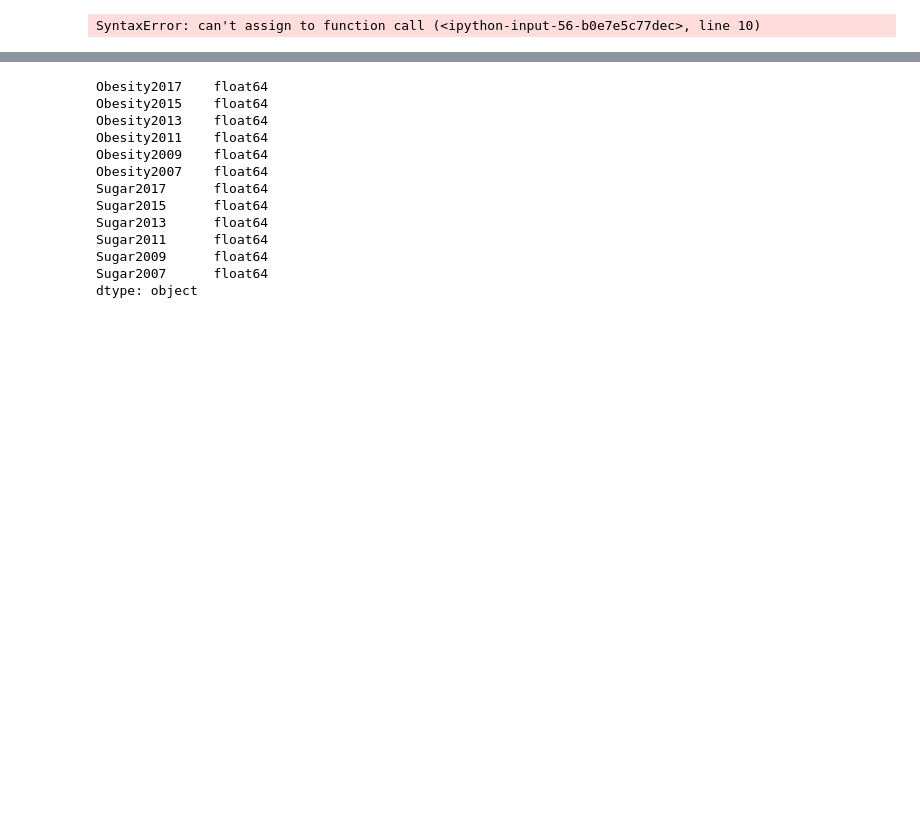
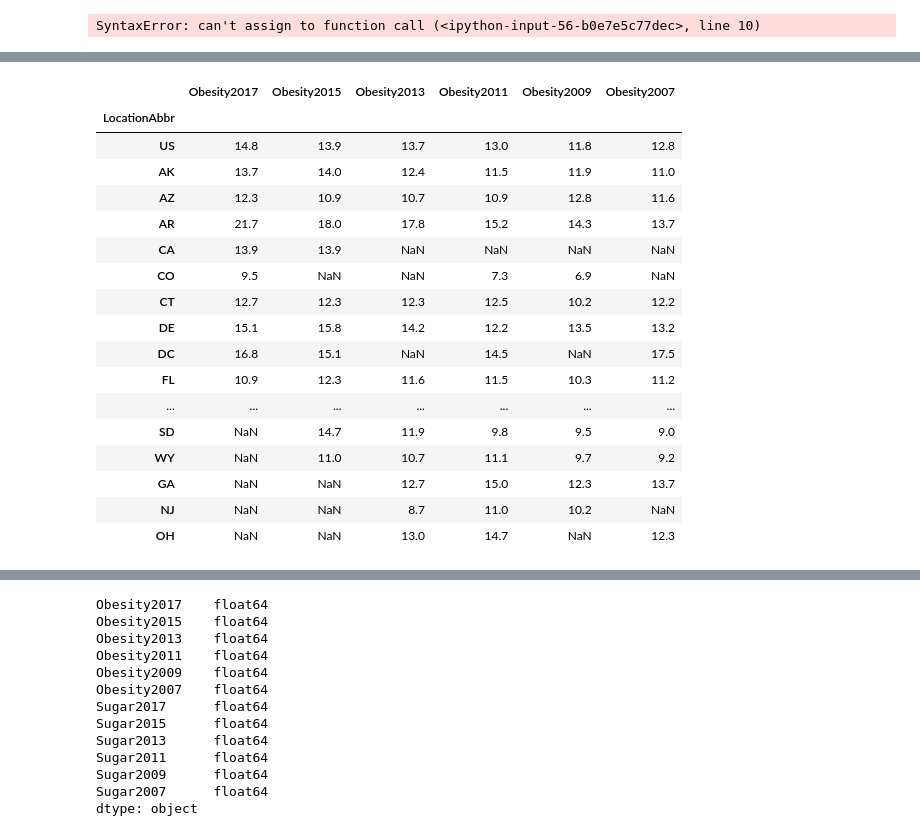
Before and after one commit to afcummings/project1, a Jupyter notebook: sugar_vs_obesity.ipynb, the cells around one changed output, grey strips where cells are left out. Saved outputs shown, nothing was run; the diff lists cells and outputs as text; code cells hidden in the pictures; blank space fills up the shorter version.

```diff
--- a/sugar_vs_obesity.ipynb
+++ b/sugar_vs_obesity.ipynb
@@ -128,0 +150,71 @@ while i < 5:
+# %%
+import pandas as pd
+import matplotlib.pyplot as plt
+
+dfs = []
+
+locations = ["C:\\Users\\AFCummings\\git\\project1\\Resources\\obesity2017.csv",
+
+             "C:\\Users\\AFCummings\\git\\project1\\Resources\\obesity2015.csv",
+
+             "C:\\Users\\AFCummings\\git\\project1\\Resources\\obesity2013.csv",
+
+             "C:\\Users\\AFCummings\\git\\project1\\Resources\\obesity2011.csv",
+
+             "C:\\Users\\AFCummings\\git\\project1\\Resources\\obesity2009.csv",
+
+             "C:\\Users\\AFCummings\\git\\project1\\Resources\\obesity2007.csv"
+            ]
+colHdr = ["Obesity2017", "Obesity2015", "Obesity2013",
+         "Obesity2011","Obesity2009","Obesity2007"]
+
+i = 0
+
+while i < 5:
+    #print (i)
+    #print (locations[i])
+    #print (locations[i+1])
+    obesity_df_bar = pd.read_csv(locations[i])
+    obesity_df2_bar = pd.read_csv(locations[i+1])
+    #sugar_df = pd.read_csv("C:\\Users\\AFCummings\\git\\project1\\Resources\\2017sugar.csv")
+    #obesity_df = pd.read_csv("C:\\Users\\AFCummings\\git\\project1\\Resources\\obesity2017.csv")
+
+
+    obesity_df_bar = obesity_df_bar[["LocationAbbr", "Data_Value" ]]
+    obesity_df2_bar = obesity_df2_bar[["LocationAbbr", "Data_Value" ]]
+    obesity_df_bar = obesity_df_bar.dropna()
+    obesity_df2_bar = obesity_df2_bar.dropna()
+
+    if i == 0:
+        #Merge obesity data
+        even_newer_df = obesity_df_bar.merge(obesity_df2_bar, how='outer', on ='LocationAbbr')
+    else:
+        #Merge obesity data
+        even_newer_df = even_newer_df.merge(obesity_df_bar, how='outer', on ='LocationAbbr')
+        even_newer_df = even_newer_df.merge(obesity_df2_bar, how='outer', on ='LocationAbbr')
+
+
+    #Rename column headers
+    even_newer_df = even_newer_df.rename(columns={"Data_Value_x":colHdr[i], "Data_Value_y":colHdr[i+1]})
+    i = i+2
+even_newer_df = even_newer_df.set_index("LocationAbbr")
+even_newer_df
+# %% [output]
+|  | Obesity2017 | Obesity2015 | Obesity2013 | Obesity2011 | Obesity2009 | Obesity2007 |
+| LocationAbbr |  |  |  |  |  |  |
+| US | 14.8 | 13.9 | 13.7 | 13.0 | 11.8 | 12.8 |
+| AK | 13.7 | 14.0 | 12.4 | 11.5 | 11.9 | 11.0 |
+| AZ | 12.3 | 10.9 | 10.7 | 10.9 | 12.8 | 11.6 |
+| AR | 21.7 | 18.0 | 17.8 | 15.2 | 14.3 | 13.7 |
+| CA | 13.9 | 13.9 | NaN | NaN | NaN | NaN |
+| CO | 9.5 | NaN | NaN | 7.3 | 6.9 | NaN |
+| CT | 12.7 | 12.3 | 12.3 | 12.5 | 10.2 | 12.2 |
+| DE | 15.1 | 15.8 | 14.2 | 12.2 | 13.5 | 13.2 |
+| DC | 16.8 | 15.1 | NaN | 14.5 | NaN | 17.5 |
+| FL | 10.9 | 12.3 | 11.6 | 11.5 | 10.3 | 11.2 |
+| ... | ... | ... | ... | ... | ... | ... |
+| SD | NaN | 14.7 | 11.9 | 9.8 | 9.5 | 9.0 |
+| WY | NaN | 11.0 | 10.7 | 11.1 | 9.7 | 9.2 |
+| GA | NaN | NaN | 12.7 | 15.0 | 12.3 | 13.7 |
+| NJ | NaN | NaN | 8.7 | 11.0 | 10.2 | NaN |
+| OH | NaN | NaN | 13.0 | 14.7 | NaN | 12.3 |
```
Also changed, not shown: parts of 4 cells of this notebook.
